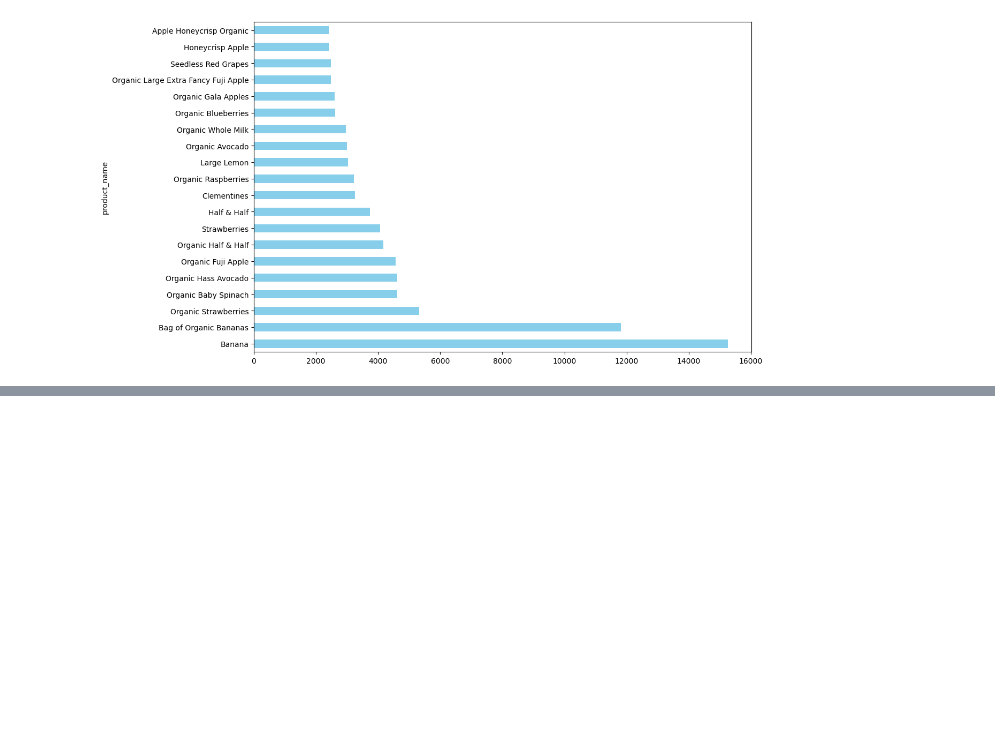
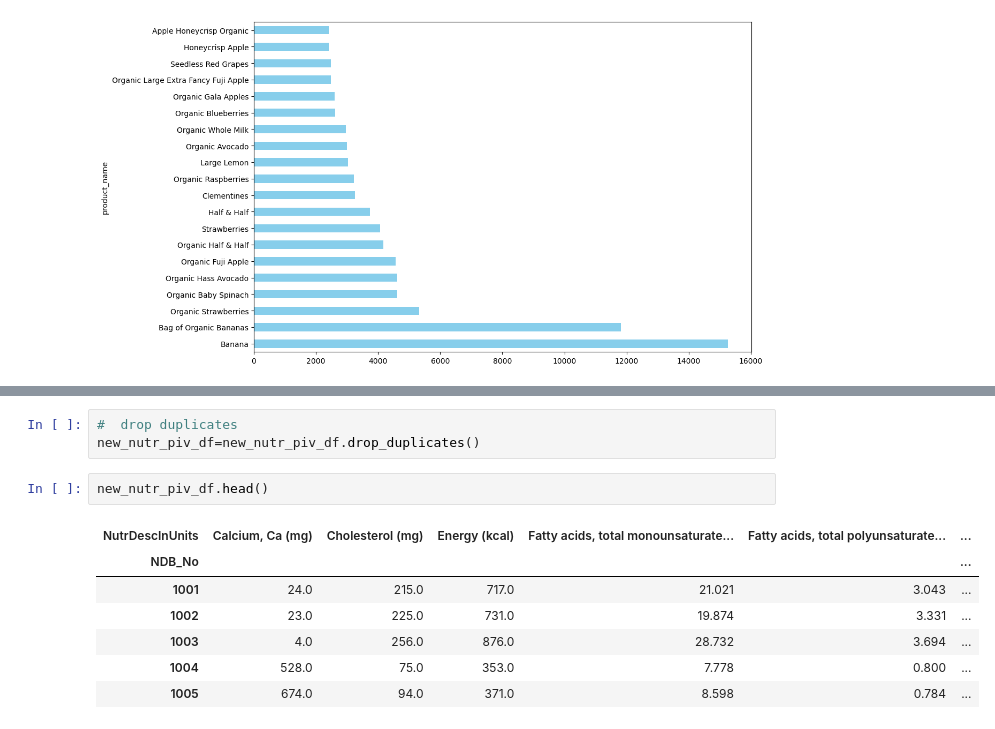
Before and after one commit to musairshad/Instacart-user-analysis, a Jupyter notebook: Instacart Basket Analysis.ipynb, the cells around one changed output, grey strips where cells are left out. Cells and saved outputs as stored; diff of their text form; blank space fills up the shorter version.

```diff
--- a/Instacart Basket Analysis.ipynb
+++ b/Instacart Basket Analysis.ipynb
@@ -709,0 +957,13 @@ test score: 0.575909031346397
+# %%
+#  drop duplicates
+new_nutr_piv_df=new_nutr_piv_df.drop_duplicates()
+# %%
+new_nutr_piv_df.head()
+# %% [output]
+| NutrDescInUnits | Calcium, Ca (mg) | Cholesterol (mg) | Energy (kcal) | Fatty acids, total monounsaturate... | Fatty acids, total polyunsaturate... | ... |
+| NDB_No |  |  |  |  |  | ... |
+| 1001 | 24.0 | 215.0 | 717.0 | 21.021 | 3.043 | ... |
+| 1002 | 23.0 | 225.0 | 731.0 | 19.874 | 3.331 | ... |
+| 1003 | 4.0 | 256.0 | 876.0 | 28.732 | 3.694 | ... |
+| 1004 | 528.0 | 75.0 | 353.0 | 7.778 | 0.800 | ... |
+| 1005 | 674.0 | 94.0 | 371.0 | 8.598 | 0.784 | ... |
```
Also changed, not shown: parts of 40 cells of this notebook, 14 other files.
